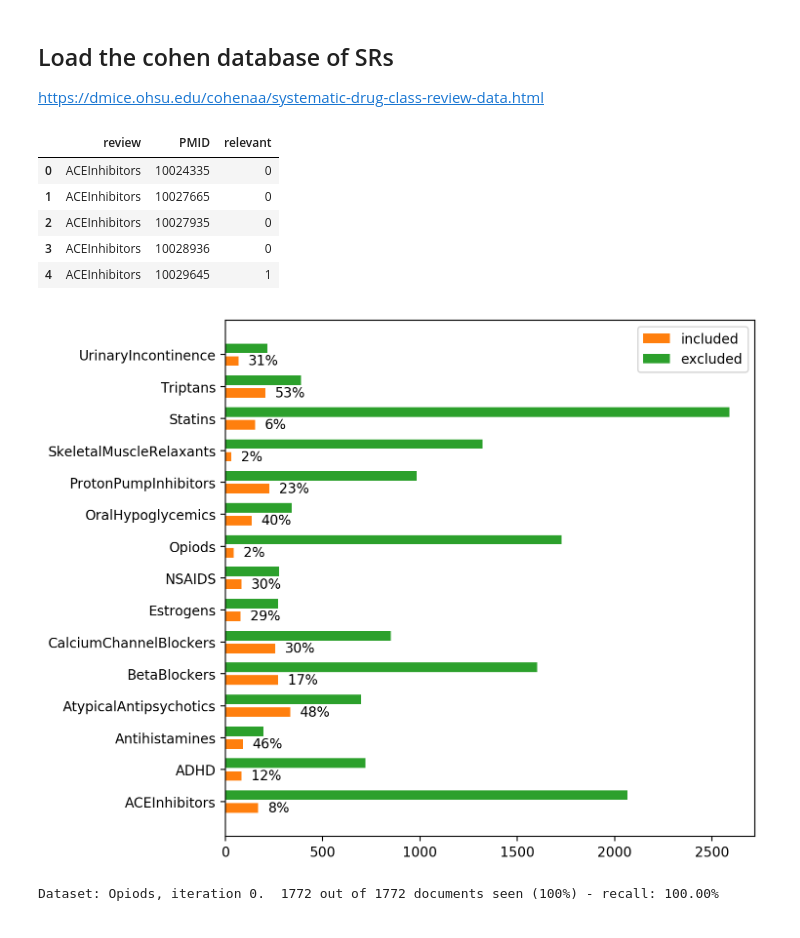
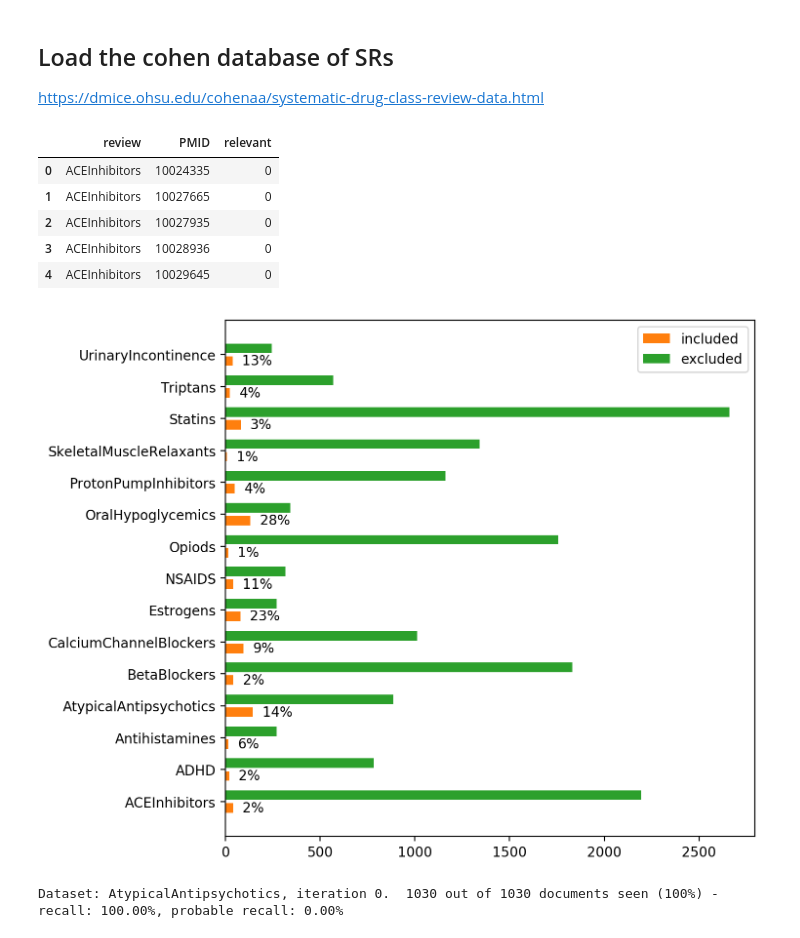
Before and after one commit to mcallaghan/rapid-screening, a Jupyter notebook: analysis/evaluation.ipynb, the cells around one changed output. Saved outputs shown, nothing was run; the diff lists cells and outputs as text; code cells hidden in the pictures.

```diff
--- a/analysis/evaluation.ipynb
+++ b/analysis/evaluation.ipynb
@@ -45,7 +45,8 @@ https://dmice.ohsu.edu/cohenaa/systematic-drug-class-review-data.html
 cohen_db = pd.read_csv(
     '../data/epc-ir.clean.tsv',
     sep='\t',header=None,
-    names=["review","EID","PMID","relevant","fulltext_relevant"]
+    #names=["review","EID","PMID","relevant","fulltext_relevant"]
+    names=["review","EID","PMID","relevant_ab","relevant"]
 )
 
 cohen_db['relevant'] = np.where(cohen_db['relevant']=="I",1,0)
@@ -58,7 +59,7 @@ cohen_db.head()
 | 1 | ACEInhibitors | 10027665 | 0 |
 | 2 | ACEInhibitors | 10027935 | 0 |
 | 3 | ACEInhibitors | 10028936 | 0 |
-| 4 | ACEInhibitors | 10029645 | 1 |
+| 4 | ACEInhibitors | 10029645 | 0 |
 # %%
 fig, ax = plt.subplots(figsize=(7,7),dpi=200)
 
@@ -66,35 +67,35 @@ cm = plt.cm.RdYlBu
 
 
 ticklabels = []
 for i, (name, group) in enumerate(cohen_db.groupby('review')):
     if i==0:
         l1="included"
         l2="excluded"
     else:
         l1 = None
         l2 = None
 
     group = pd.merge(
         group,
         document_index,
     )
     group = group.dropna()
     included = group[group['relevant']==1].shape[0]
     excluded = group[group['relevant']==0].shape[0]
     ax.barh(i-0.2, included, height=0.3, color='C1',label=l1)
     ax.barh(i+0.2, excluded, height=0.3, color='C2', label=l2)
-    ax.text(included+50, i-0.2, f'{included/excluded:.0%}', ha="left", va="center")
+    ax.text(included+50, i-0.2, f'{included/(included+excluded):.0%}', ha="left", va="center")
     ticklabels.append(name)
 
 ax.set_yticks([i for i,v in enumerate(ticklabels)])
 ax.set_yticklabels(ticklabels)
 
 ax.legend()
 
 
 plt.show()
 # %% [output]
-[figure, old version]
+[figure, new version]
 # %%
 importlib.reload(rr)
 
@@ -121,16 +122,18 @@ if recalculate:
             document_index,
         )
         df['x'] = df['mesh']
+        df = df[df['x']!=" "]
         df = df.dropna().reset_index(drop=True)
         #if df.shape[0] > 1000:
             #continue
-        if name not in ["Opiods"]:#,"BetaBlockers"]:
+        if name not in ["AtypicalAntipsychotics"]:#,"BetaBlockers"]:
             continue
         ss = rr.ScreenScenario(
-            df, models, 300, [50,100,200], name
+            df, models, 500, [50,100,200], name
         )
         for i in range(iterations):
             results.append(ss.screen(i, True))
+            #print(ss.recall_rs)
         break
 
     results_df = pd.DataFrame.from_dict(results)
@@ -143,4 +146,4 @@ else:
 
 #rs_results_df.head()
 # %% [output]
-Dataset: Opiods, iteration 0.  1772 out of 1772 documents seen (100%) - recall: 100.00%
+Dataset: AtypicalAntipsychotics, iteration 0.  1030 out of 1030 documents seen (100%) - recall: 100.00%, probable recall: 0.00%
```
Also changed, not shown: parts of 23 cells of this notebook, 3 other files.
